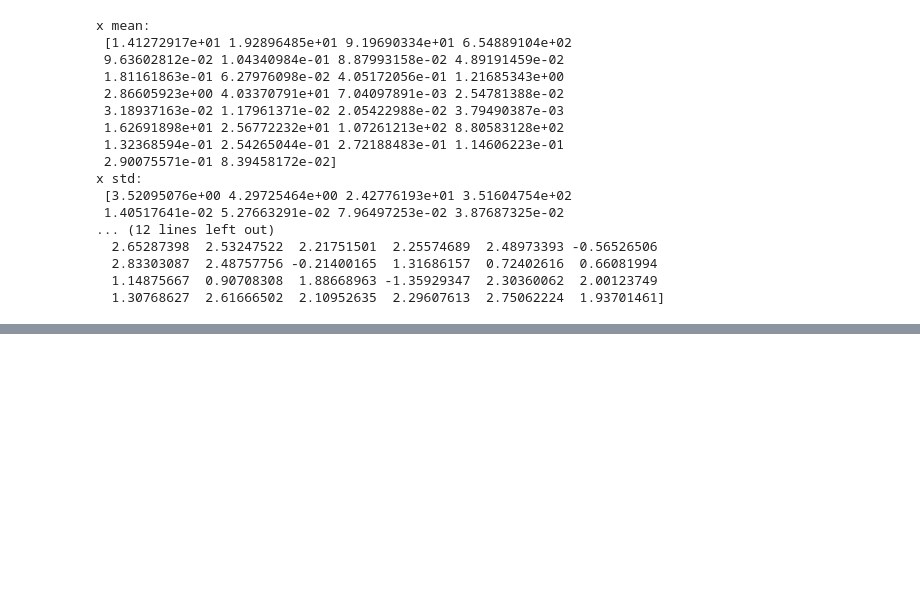
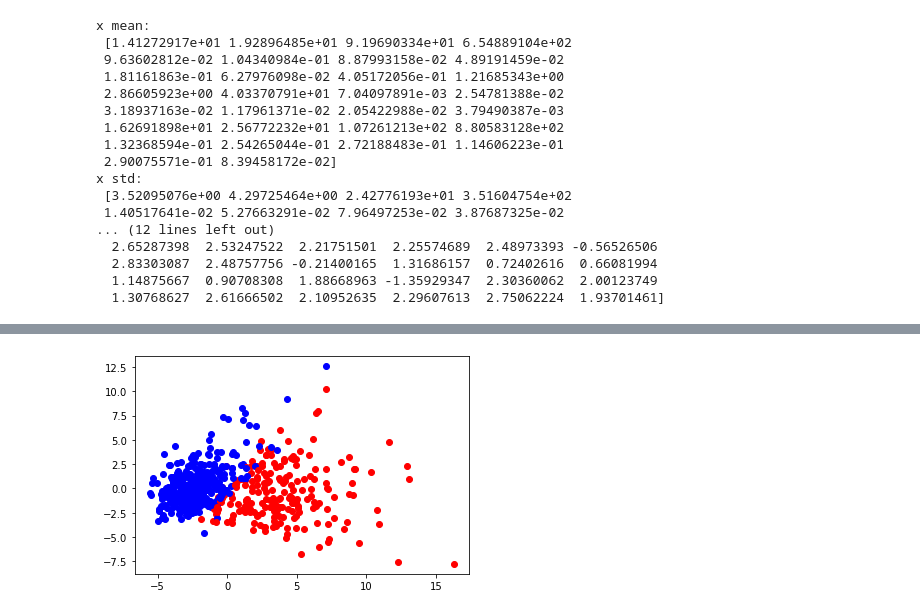
Before and after one commit to creinbacher/ml_python, a Jupyter notebook: 08_FeatureReduction/PCASklearn.ipynb, the cells around one changed output, grey strips where cells are left out. Drawn from its saved outputs; the diff is of its cells as text; code cells hidden in the pictures; blank space fills up the shorter version.

```diff
--- a/08_FeatureReduction/PCASklearn.ipynb
+++ b/08_FeatureReduction/PCASklearn.ipynb
@@ -52,8 +52,8 @@ x_std = np.std(x, axis=0)
 print(f"x mean:\n {x_mean}")
 print(f"x std:\n {x_std}")
 
-x_transformed = scaler.transform(x)
-print(x_transformed[0])
+x_standardized = scaler.transform(x)
+print(x_standardized[0])
 
 # StandardScaler.transform(x)
 x_ = (x - x_mean)/x_std
@@ -76,3 +76,8 @@ x std:
   2.83303087  2.48757756 -0.21400165  1.31686157  0.72402616  0.66081994
   1.14875667  0.90708308  1.88668963 -1.35929347  2.30360062  2.00123749
   1.30768627  2.61666502  2.10952635  2.29607613  2.75062224  1.93701461]
+# %%
+n_components = 2
+pca = PCA(n_components=n_components, copy=True)
+pca.fit(x_standardized)
+x_pca = pca.transform(x_standardized)
@@ -78,0 +107,7 @@ x std:
+# %%
+colors = ["red", "blue"]
+for i, point in enumerate(x_pca):
+    plt.scatter(point[0], point[1], color=colors[y[i]])
+plt.show()
+# %% [output]
+[figure, added]
```
Also changed, not shown: parts of 1 cell of this notebook, 1 other file.
